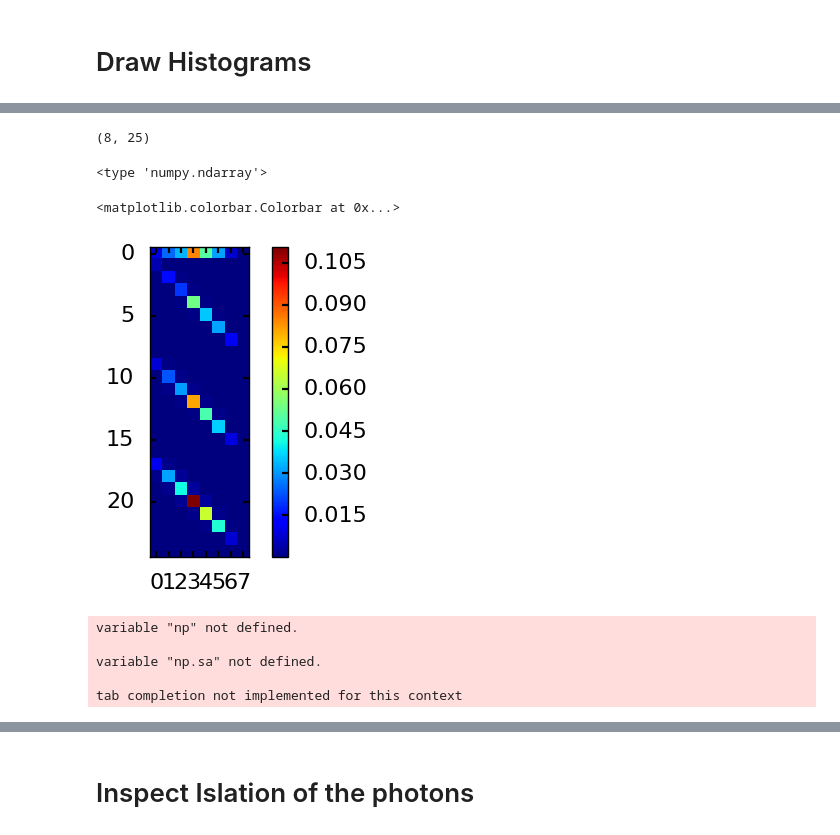
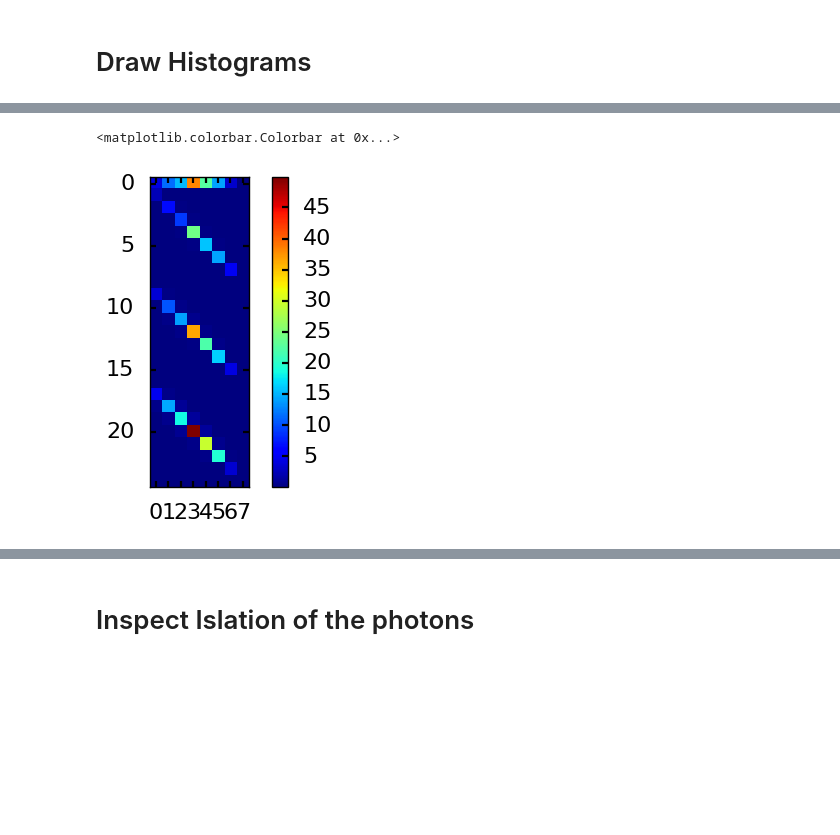
Before and after one commit to jandrejk/HiggsModelDep_MoriondDataSet, a Jupyter notebook: ResponseMatrix_DiffIncluded.ipynb, the cells around one changed output, grey strips where cells are left out. Drawn from its saved outputs; the diff is of its cells as text; code cells hidden in the pictures; blank space fills up the shorter version.

Commit message:
number of event matrix added

```diff
--- a/ResponseMatrix_DiffIncluded.ipynb
+++ b/ResponseMatrix_DiffIncluded.ipynb
@@ -258,0 +338,6 @@ process_OfInterest = [4]#,5,6]
+# %%
+l = [GetProdProcName(n=s) for s in process_OfInterest][0]
+save_directory = './plots/N_reco_more_angular_vars/'+l+'_diffgenNjets'
+save_directory =None
+print l
+print('save directory:',save_directory)
@@ -258,0 +347,30 @@ process_OfInterest = [4]#,5,6]
+# %%
+reload(plotting)
+proc_mask = df['proc'].isin(process_OfInterest)
+N_reco_matrix=[]
+cl = 'recoNjets2p5'
+for Njets_bin in xrange(df['genNjets2p5Bin'].min(),df['genNjets2p5Bin'].max()+1,1) :
+    print ('Njets_bin ',Njets_bin)
+    Njets_mask = df['genNjets2p5Bin']==Njets_bin
+    pl_title = r'$N^{ij}_{\mathrm{reco},l} = K^{ij}_l \mathcal{L} \, \sigma_l$'
+
+    N_ij_l = plotting.draw_data_mc(
+            df=df[proc_mask&Njets_mask],#&(df['absGenRapidityBin']==Rap_bin)],
+                           column = cl,
+                          logy=False,
+                          ratio=True,
+                          var=[cl,''],
+                          first=1,
+                   savepath=save_directory,
+                          plot_title=pl_title,
+                          title=cl+'_'+GetProdProcName(process_OfInterest[0])+'NjetsBin'+str(Njets_bin),
+                          absolute=False,
+                        model_processes = [GetProdProcName(n=s) for s in process_OfInterest],
+                    DiffGenVariable=True
+                         )
+    N_reco_matrix.append(N_ij_l)
+
+#change list to 2D array and transpose to have the right
+#dimensions (3J+1,L)
+N_reco_matrix = np.array(N_reco_matrix).T
+np.save('N_reco_genNjets',N_reco_matrix)
@@ -258,0 +407,6 @@ process_OfInterest = [4]#,5,6]
+# %%
+l = [GetProdProcName(n=s) for s in process_OfInterest][0]
+save_directory = './plots/N_reco_more_angular_vars/'+l+'_diffgenPt'
+save_directory =None
+print l
+print('save directory:',save_directory)
@@ -311,26 +477,6 @@ recoPt_BSM1PtBin7
-# %%
-print np.shape(K_matrix)
-K_matrix = np.reshape(K_matrix,np.shape(K_matrix)).T
-# %% [output]
-(8, 25)
-# %%
-print type(K_matrix)
-#normalize
-norm = sum(sum(K_matrix))
-K_matrix = 1.*K_matrix / norm
-# %% [output]
-<type 'numpy.ndarray'>
 # %%
-plt.imshow(K_matrix,interpolation='nearest')
+plt.imshow(N_reco_matrix,interpolation='nearest')
 plt.colorbar()
 # %% [output]
 <matplotlib.colorbar.Colorbar at 0x...>
-[figure, old version]
+[figure, new version]
-# %%
-np.save('response_GenRecoPt',K_matrix)
-# %% [output]
-variable "np" not defined.
-
-variable "np.sa" not defined.
-
-tab completion not implemented for this context
```
Also changed, not shown: parts of 26 cells of this notebook, 5 other files.
